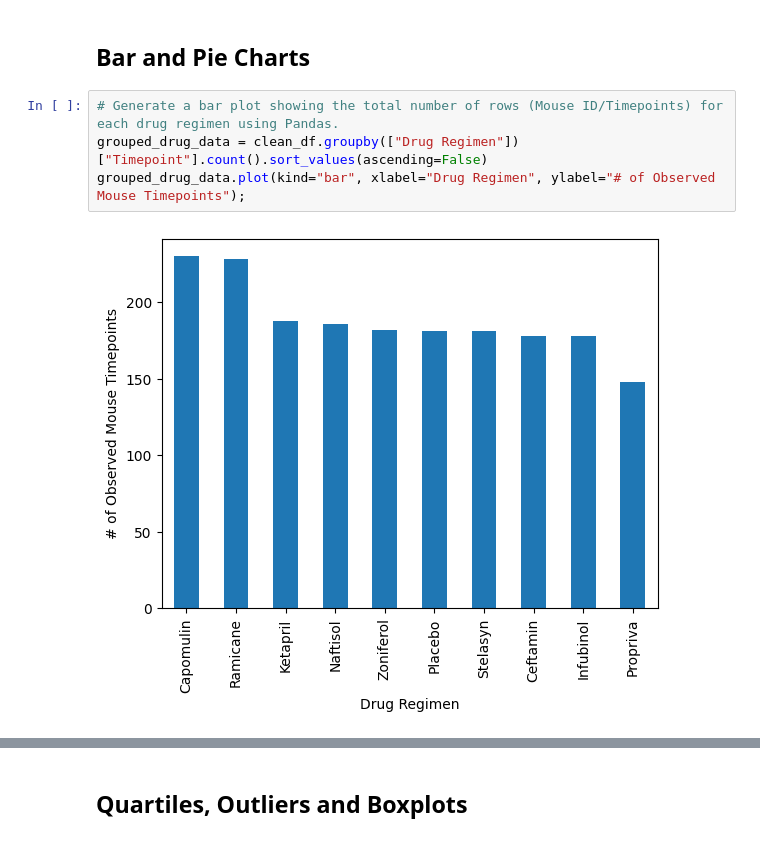
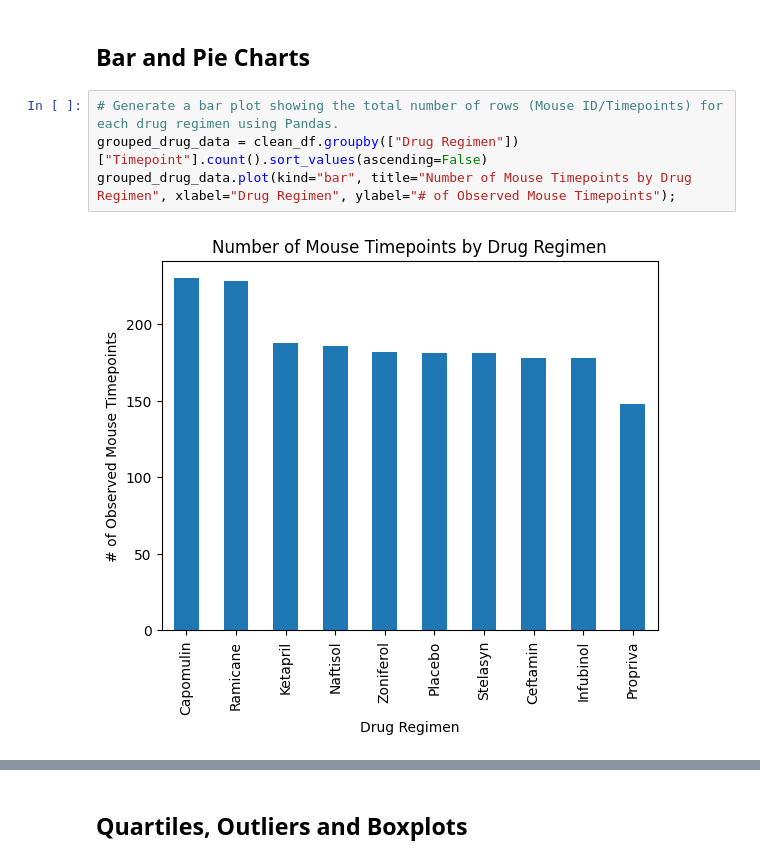
Before and after one commit to mdg1317/matplotlib-challenge, a Jupyter notebook: pymaceuticals_starter.ipynb, the cells around one changed output, grey strips where cells are left out. Drawn from its saved outputs; the diff is of its cells as text.

Commit message:
Added titles to graphs

```diff
--- a/pymaceuticals_starter.ipynb
+++ b/pymaceuticals_starter.ipynb
@@ -118,9 +118,9 @@ summary_table
 # %%
 # Generate a bar plot showing the total number of rows (Mouse ID/Timepoints) for each drug regimen using Pandas.
 grouped_drug_data = clean_df.groupby(["Drug Regimen"])["Timepoint"].count().sort_values(ascending=False)
-grouped_drug_data.plot(kind="bar", xlabel="Drug Regimen", ylabel="# of Observed Mouse Timepoints");
+grouped_drug_data.plot(kind="bar", title="Number of Mouse Timepoints by Drug Regimen", xlabel="Drug Regimen", ylabel="# of Observed Mouse Timepoints");
 # %% [output]
-[figure, old version]
+[figure, new version]
 # %%
 # Generate a bar plot showing the total number of rows (Mouse ID/Timepoints) for each drug regimen using pyplot.
 x_axis = [x for x in range(len(pd.unique(clean_df["Drug Regimen"])))]
```
Also changed, not shown: parts of 6 cells of this notebook.
